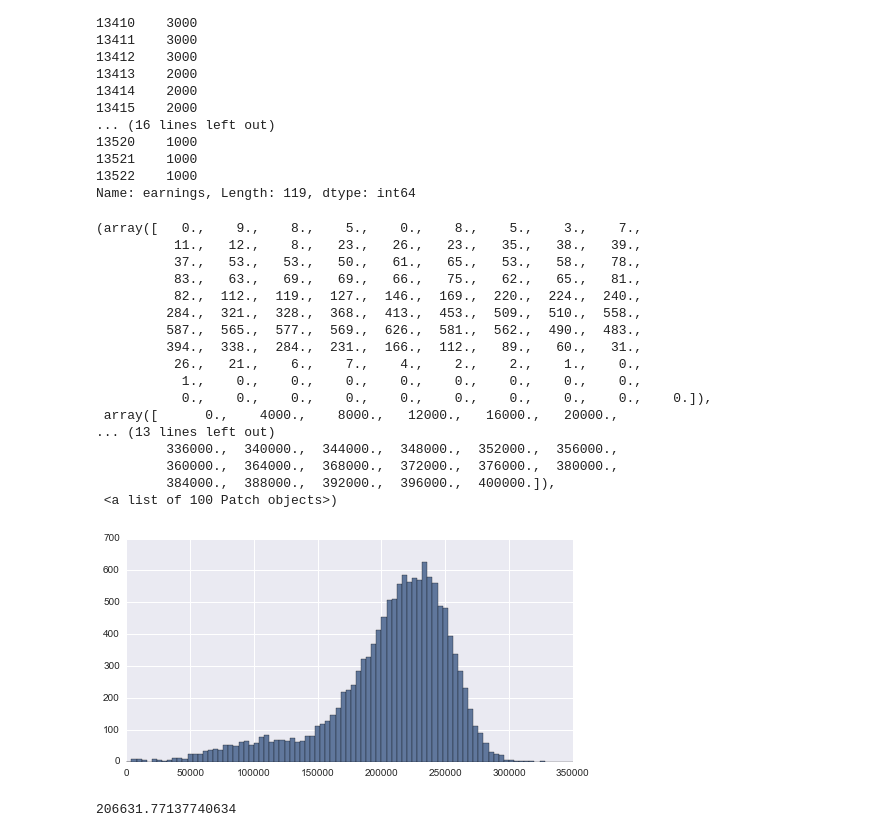
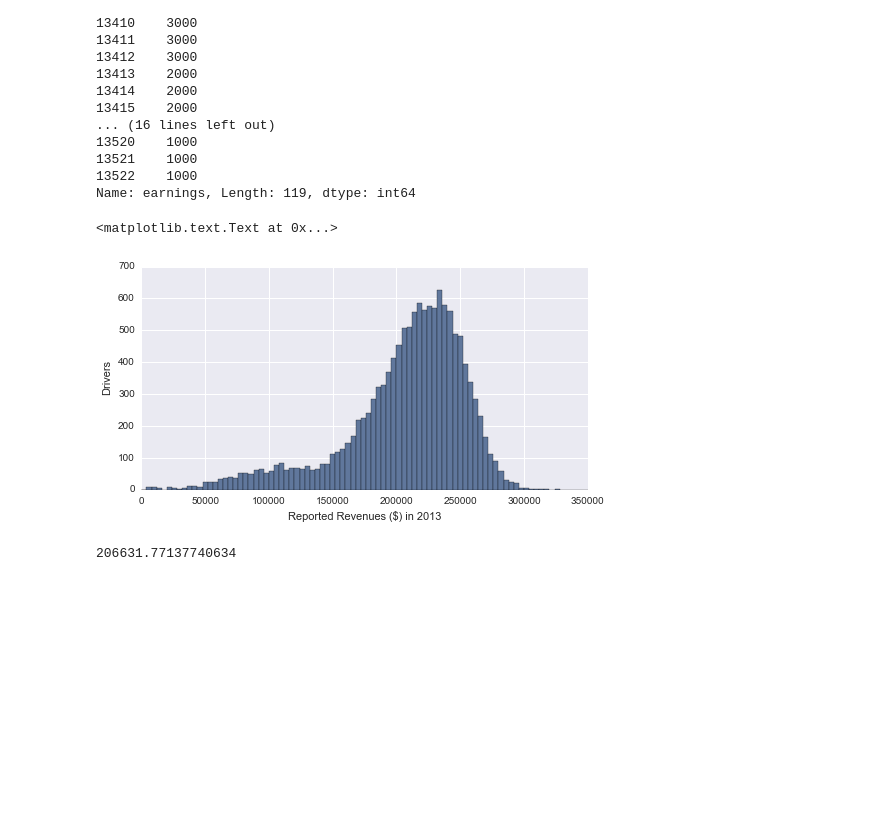
Before and after one commit to hack-c/taxidata, a Jupyter notebook: taxidata.ipynb, the cells around one changed output. Drawn from its saved outputs; the diff is of its cells as text; code cells hidden in the pictures; blank space fills up the shorter version.

```diff
--- a/taxidata.ipynb
+++ b/taxidata.ipynb
@@ -113,25 +101,11 @@ rounded_earnings
 Name: earnings, Length: 119, dtype: int64
 # %%
 plt.hist(rounded_earnings, 100, range=[0,400000])
+plt.xlabel('Reported Revenues ($) in 2013')
+plt.ylabel('Drivers')
 # %% [output]
-(array([   0.,    9.,    8.,    5.,    0.,    8.,    5.,    3.,    7.,
-          11.,   12.,    8.,   23.,   26.,   23.,   35.,   38.,   39.,
-          37.,   53.,   53.,   50.,   61.,   65.,   53.,   58.,   78.,
-          83.,   63.,   69.,   69.,   66.,   75.,   62.,   65.,   81.,
-          82.,  112.,  119.,  127.,  146.,  169.,  220.,  224.,  240.,
-         284.,  321.,  328.,  368.,  413.,  453.,  509.,  510.,  558.,
-         587.,  565.,  577.,  569.,  626.,  581.,  562.,  490.,  483.,
-         394.,  338.,  284.,  231.,  166.,  112.,   89.,   60.,   31.,
-          26.,   21.,    6.,    7.,    4.,    2.,    2.,    1.,    0.,
-           1.,    0.,    0.,    0.,    0.,    0.,    0.,    0.,    0.,
-           0.,    0.,    0.,    0.,    0.,    0.,    0.,    0.,    0.,    0.]),
- array([      0.,    4000.,    8000.,   12000.,   16000.,   20000.,
-... (13 lines left out)
-         336000.,  340000.,  344000.,  348000.,  352000.,  356000.,
-         360000.,  364000.,  368000.,  372000.,  376000.,  380000.,
-         384000.,  388000.,  392000.,  396000.,  400000.]),
- <a list of 100 Patch objects>)
+<matplotlib.text.Text at 0x...>
-[figure, old version]
+[figure, new version]
 # %%
 rounded_earnings = rounded_earnings[rounded_earnings > 5000]
 # %%
```
Also changed, not shown: parts of 3 cells of this notebook.
